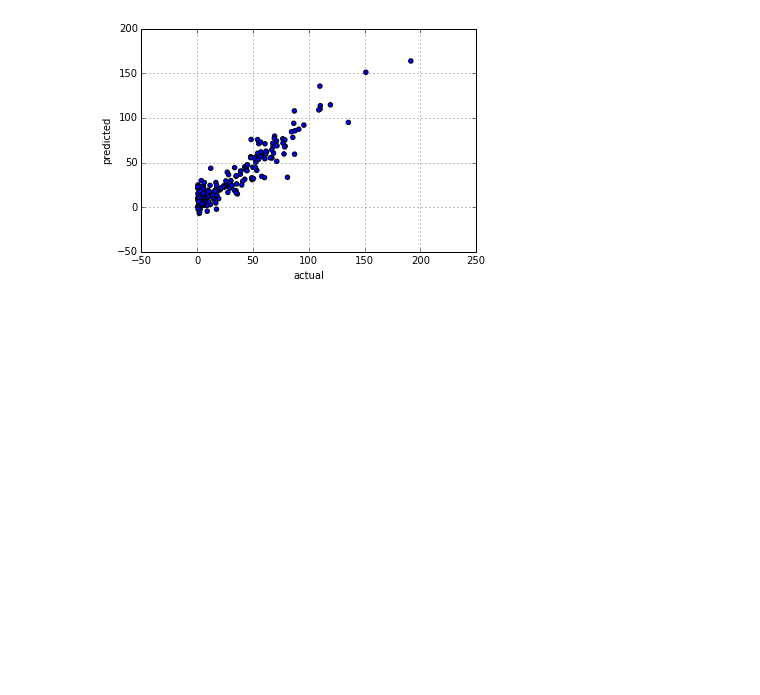
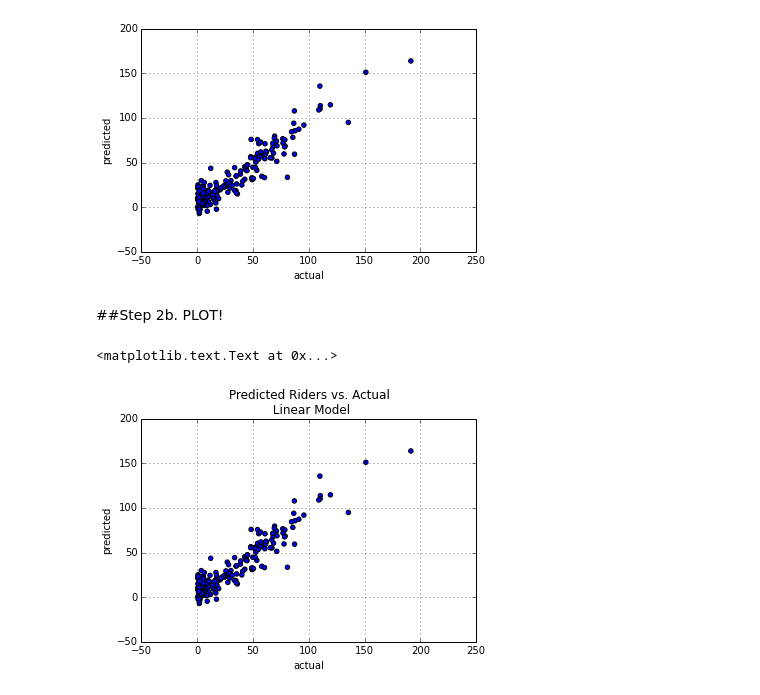
Before and after one commit to tpeek/bikeshare, a Jupyter notebook: Machine Learning.ipynb, the cells around one changed output. Drawn from its saved outputs; the diff is of its cells as text; code cells hidden in the pictures; blank space fills up the shorter version.

```diff
--- a/Machine Learning.ipynb
+++ b/Machine Learning.ipynb
@@ -72,3 +69,12 @@ lindata.plot(x='actual', y='predicted', kind='scatter')
 # %% [output]
 <matplotlib.axes.AxesSubplot at 0x...>
 [figure]
+# %% [markdown]
+##Step 2b. PLOT!
+# %%
+lindata = actual.join(predicted)
+aplot = lindata.plot(x='actual', y='predicted', kind='scatter')
+aplot.set_title("Predicted Riders vs. Actual\n Linear Model")
+# %% [output]
+<matplotlib.text.Text at 0x...>
+[figure, added]
```
Also changed, not shown: parts of 6 cells of this notebook.
